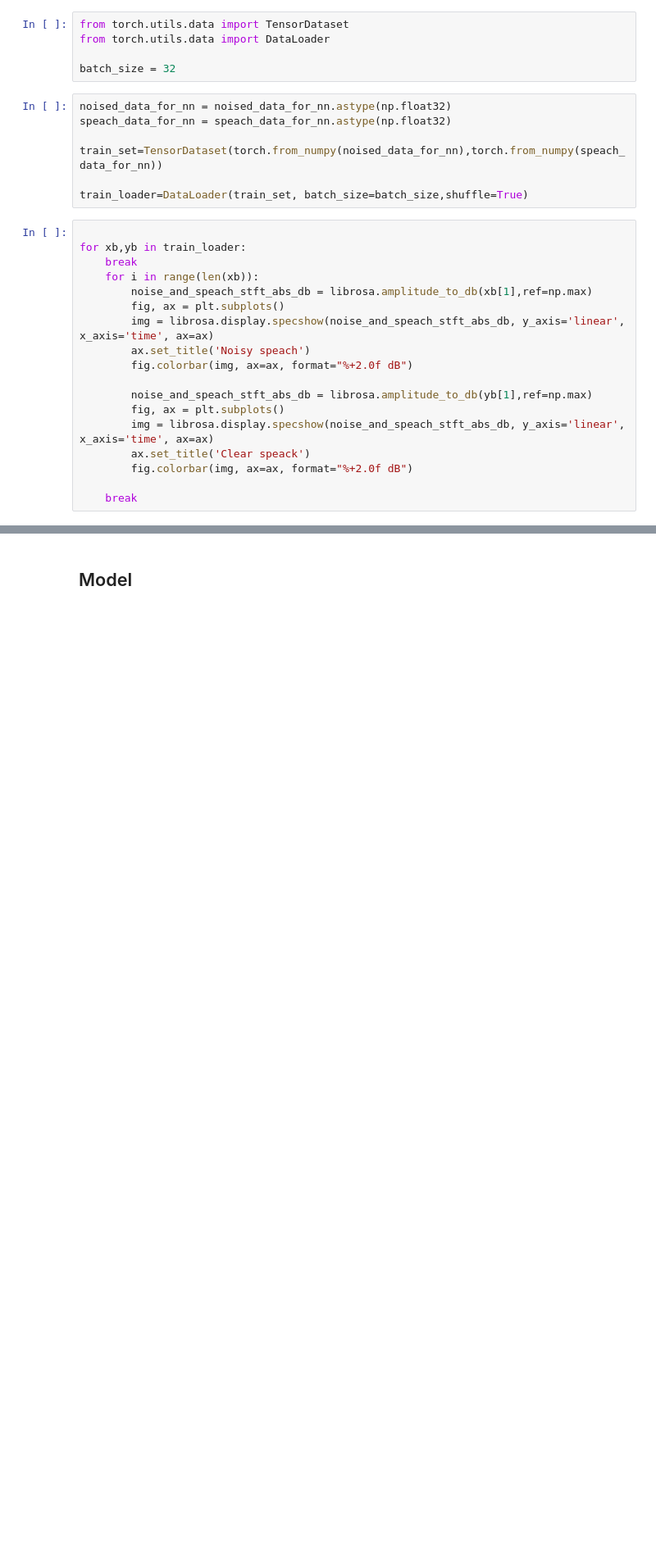
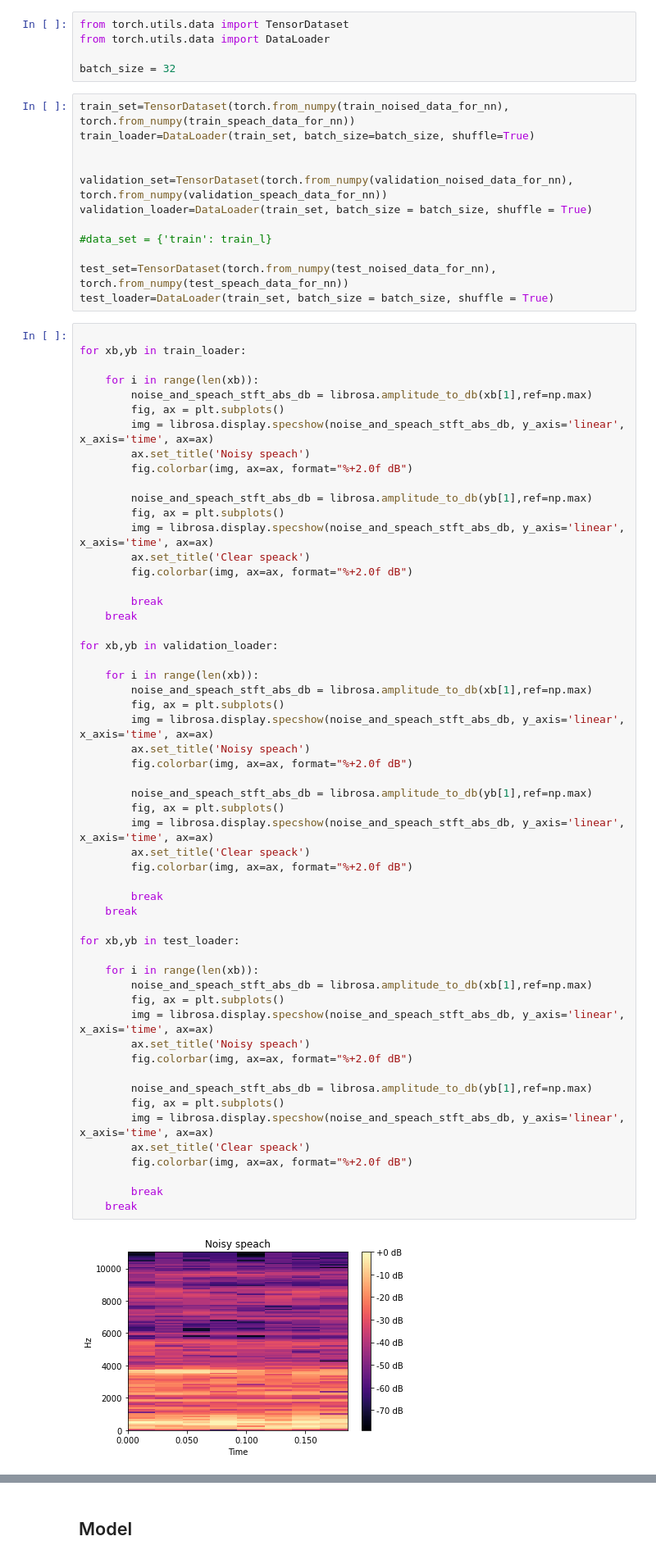
Before and after one commit to mdodovic/SoundEnhancementMLAlgorithm, a Jupyter notebook: DataPreparation.ipynb, the cells around one changed output, grey strips where cells are left out. Shown at 82% size. Cells and saved outputs as stored; diff of their text form; blank space fills up the shorter version.

Commit message:
train data validation sampling added

```diff
--- a/DataPreparation.ipynb
+++ b/DataPreparation.ipynb
@@ -188,27 +231,71 @@ from torch.utils.data import DataLoader
 
 batch_size = 32
 # %%
-noised_data_for_nn = noised_data_for_nn.astype(np.float32)
-speach_data_for_nn = speach_data_for_nn.astype(np.float32)
+train_set=TensorDataset(torch.from_numpy(train_noised_data_for_nn), torch.from_numpy(train_speach_data_for_nn))
+train_loader=DataLoader(train_set, batch_size=batch_size, shuffle=True)
 
-train_set=TensorDataset(torch.from_numpy(noised_data_for_nn),torch.from_numpy(speach_data_for_nn))
 
-train_loader=DataLoader(train_set, batch_size=batch_size,shuffle=True)
+validation_set=TensorDataset(torch.from_numpy(validation_noised_data_for_nn), torch.from_numpy(validation_speach_data_for_nn))
+validation_loader=DataLoader(train_set, batch_size = batch_size, shuffle = True)
+
+#data_set = {'train': train_l}
+
+test_set=TensorDataset(torch.from_numpy(test_noised_data_for_nn), torch.from_numpy(test_speach_data_for_nn))
+test_loader=DataLoader(train_set, batch_size = batch_size, shuffle = True)
 # %%
 
 for xb,yb in train_loader:
-    break
+
     for i in range(len(xb)):
         noise_and_speach_stft_abs_db = librosa.amplitude_to_db(xb[1],ref=np.max)
         fig, ax = plt.subplots()
         img = librosa.display.specshow(noise_and_speach_stft_abs_db, y_axis='linear', x_axis='time', ax=ax)
         ax.set_title('Noisy speach')
         fig.colorbar(img, ax=ax, format="%+2.0f dB")
 
         noise_and_speach_stft_abs_db = librosa.amplitude_to_db(yb[1],ref=np.max)
         fig, ax = plt.subplots()
         img = librosa.display.specshow(noise_and_speach_stft_abs_db, y_axis='linear', x_axis='time', ax=ax)
         ax.set_title('Clear speack')
         fig.colorbar(img, ax=ax, format="%+2.0f dB")
 
+        break
     break
+
+for xb,yb in validation_loader:
+
+    for i in range(len(xb)):
+        noise_and_speach_stft_abs_db = librosa.amplitude_to_db(xb[1],ref=np.max)
+        fig, ax = plt.subplots()
+        img = librosa.display.specshow(noise_and_speach_stft_abs_db, y_axis='linear', x_axis='time', ax=ax)
+        ax.set_title('Noisy speach')
+        fig.colorbar(img, ax=ax, format="%+2.0f dB")
+
+        noise_and_speach_stft_abs_db = librosa.amplitude_to_db(yb[1],ref=np.max)
+        fig, ax = plt.subplots()
+        img = librosa.display.specshow(noise_and_speach_stft_abs_db, y_axis='linear', x_axis='time', ax=ax)
+        ax.set_title('Clear speack')
+        fig.colorbar(img, ax=ax, format="%+2.0f dB")
+
+        break
+    break
+
+for xb,yb in test_loader:
+
+    for i in range(len(xb)):
+        noise_and_speach_stft_abs_db = librosa.amplitude_to_db(xb[1],ref=np.max)
+        fig, ax = plt.subplots()
+        img = librosa.display.specshow(noise_and_speach_stft_abs_db, y_axis='linear', x_axis='time', ax=ax)
+        ax.set_title('Noisy speach')
+        fig.colorbar(img, ax=ax, format="%+2.0f dB")
+
+        noise_and_speach_stft_abs_db = librosa.amplitude_to_db(yb[1],ref=np.max)
+        fig, ax = plt.subplots()
+        img = librosa.display.specshow(noise_and_speach_stft_abs_db, y_axis='linear', x_axis='time', ax=ax)
+        ax.set_title('Clear speack')
+        fig.colorbar(img, ax=ax, format="%+2.0f dB")
+
+        break
+    break
+# %% [output]
+[figure, added]
```
Also changed, not shown: parts of 7 cells of this notebook.
